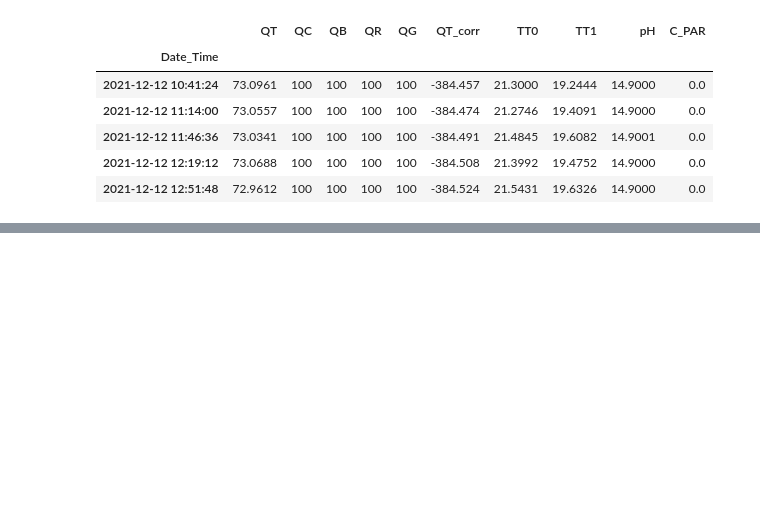
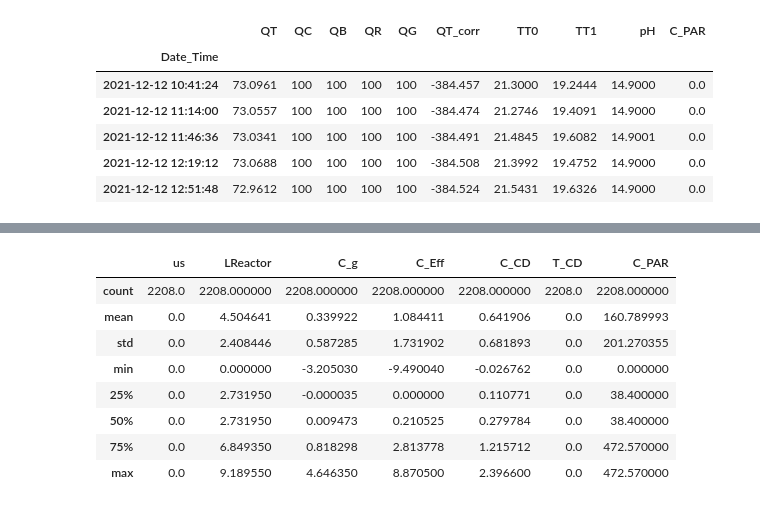
Before and after one commit to janakishyama/ESR_10, a Jupyter notebook: EDA_04_02_22.ipynb, the cells around one changed output, grey strips where cells are left out. Saved outputs shown, nothing was run; the diff lists cells and outputs as text; code cells hidden in the pictures; blank space fills up the shorter version.

```diff
--- a/EDA_04_02_22.ipynb
+++ b/EDA_04_02_22.ipynb
@@ -146,0 +151,3 @@ fpc11_TS_light_temp_ph.head()
+# %%
+FPC11_12_12_21_to_31_01_22_productivity_efficiencycsv = pd.read_csv('Raw_data\FPC11-12_12_21_to_31_01_22_productivity_efficiencycsv.csv',
+                                            sep=';')
@@ -146,0 +192,12 @@ fpc11_TS_light_temp_ph.head()
+# %%
+FPC11_12_12_21_to_31_01_22_productivity_efficiencycsv.describe(include =['float', 'int'])
+# %% [output]
+|  | us | LReactor | C_g | C_Eff | C_CD | T_CD | C_PAR |
+| count | 2208.0 | 2208.000000 | 2208.000000 | 2208.000000 | 2208.000000 | 2208.0 | 2208.000000 |
+| mean | 0.0 | 4.504641 | 0.339922 | 1.084411 | 0.641906 | 0.0 | 160.789993 |
+| std | 0.0 | 2.408446 | 0.587285 | 1.731902 | 0.681893 | 0.0 | 201.270355 |
+| min | 0.0 | 0.000000 | -3.205030 | -9.490040 | -0.026762 | 0.0 | 0.000000 |
+| 25% | 0.0 | 2.731950 | -0.000035 | 0.000000 | 0.110771 | 0.0 | 38.400000 |
+| 50% | 0.0 | 2.731950 | 0.009473 | 0.210525 | 0.279784 | 0.0 | 38.400000 |
+| 75% | 0.0 | 6.849350 | 0.818298 | 2.813778 | 1.215712 | 0.0 | 472.570000 |
+| max | 0.0 | 9.189550 | 4.646350 | 8.870500 | 2.396600 | 0.0 | 472.570000 |
```
Also changed, not shown: parts of 29 cells of this notebook, 4 other files.
